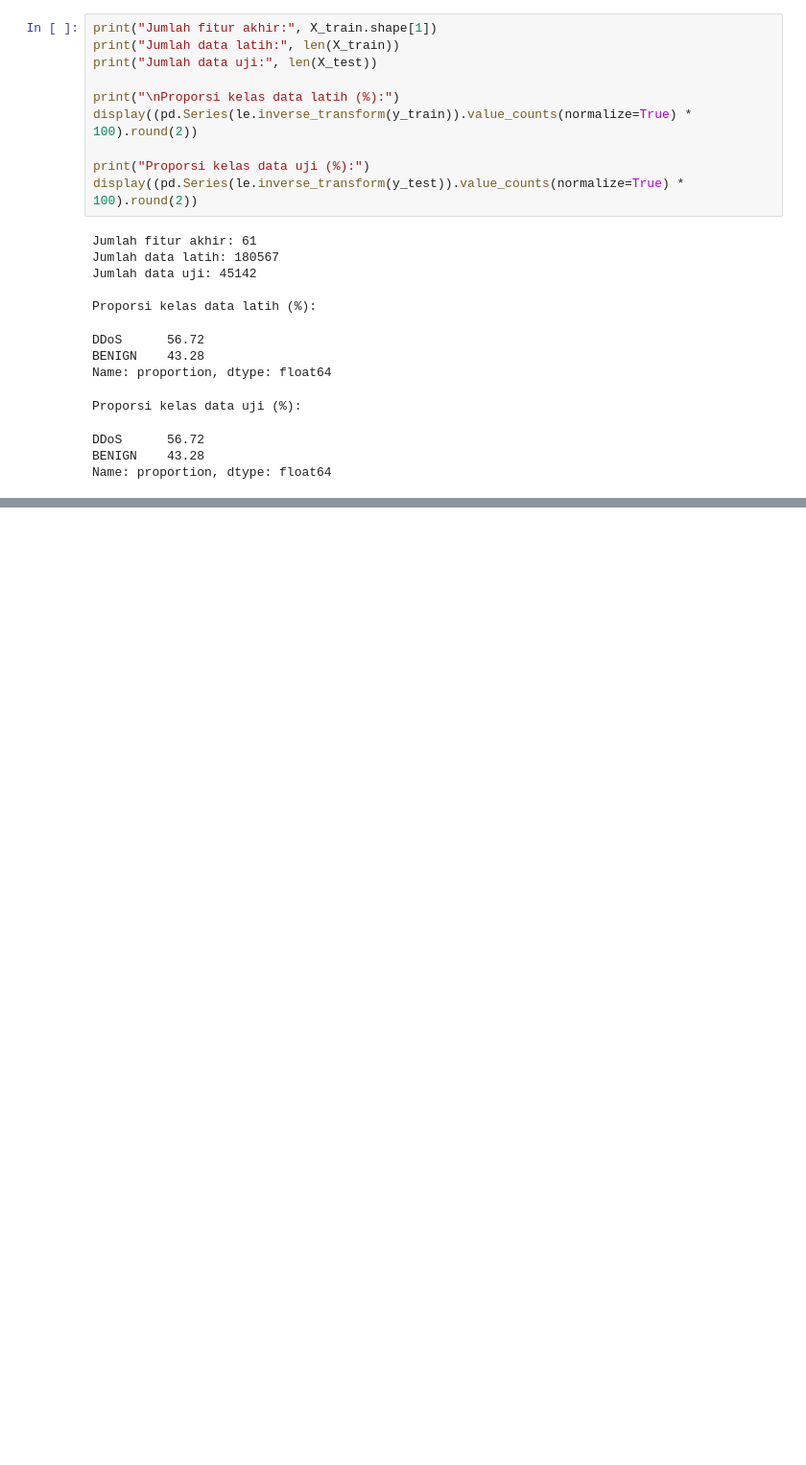
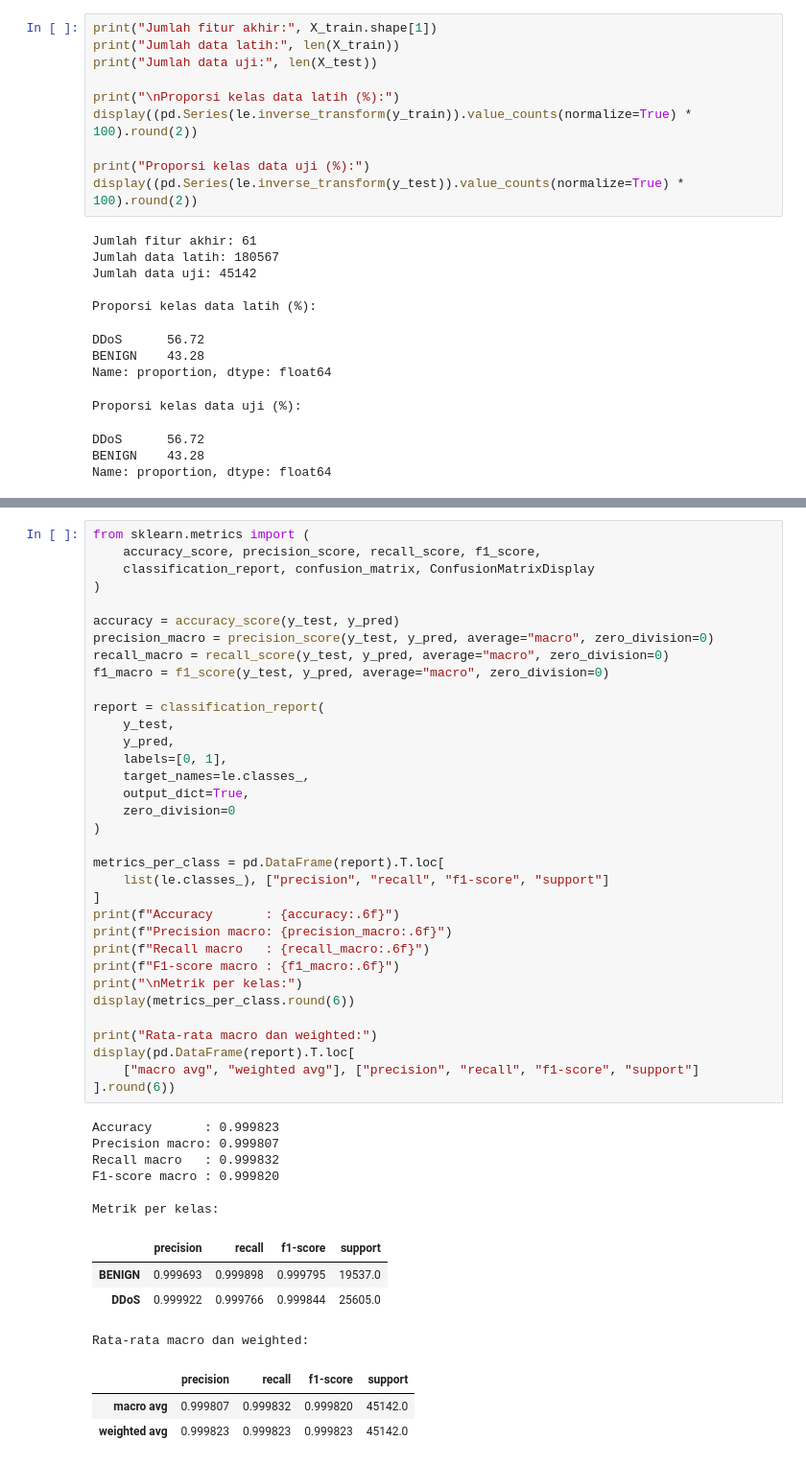
Before and after one commit to qolyubmir24/Data-Science-Practicum-Project_IF-H, a Jupyter notebook: Semoga Wowok Keselek Asap.ipynb, the cells around one changed output, grey strips where cells are left out. Shown at 96% size. Drawn from its saved outputs; the diff is of its cells as text; blank space fills up the shorter version.

```diff
--- a/Semoga Wowok Keselek Asap.ipynb
+++ b/Semoga Wowok Keselek Asap.ipynb
@@ -796,0 +912,48 @@ Name: proportion, dtype: float64
+# %%
+from sklearn.metrics import (
+    accuracy_score, precision_score, recall_score, f1_score,
+    classification_report, confusion_matrix, ConfusionMatrixDisplay
+)
+
+accuracy = accuracy_score(y_test, y_pred)
+precision_macro = precision_score(y_test, y_pred, average="macro", zero_division=0)
+recall_macro = recall_score(y_test, y_pred, average="macro", zero_division=0)
+f1_macro = f1_score(y_test, y_pred, average="macro", zero_division=0)
+
+report = classification_report(
+    y_test,
+    y_pred,
+    labels=[0, 1],
+    target_names=le.classes_,
+    output_dict=True,
+    zero_division=0
+)
+
+metrics_per_class = pd.DataFrame(report).T.loc[
+    list(le.classes_), ["precision", "recall", "f1-score", "support"]
+]
+print(f"Accuracy       : {accuracy:.6f}")
+print(f"Precision macro: {precision_macro:.6f}")
+print(f"Recall macro   : {recall_macro:.6f}")
+print(f"F1-score macro : {f1_macro:.6f}")
+print("\nMetrik per kelas:")
+display(metrics_per_class.round(6))
+
+print("Rata-rata macro dan weighted:")
+display(pd.DataFrame(report).T.loc[
+    ["macro avg", "weighted avg"], ["precision", "recall", "f1-score", "support"]
+].round(6))
+# %% [output]
+Accuracy       : 0.999823
+Precision macro: 0.999807
+Recall macro   : 0.999832
+F1-score macro : 0.999820
+
+Metrik per kelas:
+|  | precision | recall | f1-score | support |
+| BENIGN | 0.999693 | 0.999898 | 0.999795 | 19537.0 |
+| DDoS | 0.999922 | 0.999766 | 0.999844 | 25605.0 |
+Rata-rata macro dan weighted:
+|  | precision | recall | f1-score | support |
+| macro avg | 0.999807 | 0.999832 | 0.999820 | 45142.0 |
+| weighted avg | 0.999823 | 0.999823 | 0.999823 | 45142.0 |
```
Also changed, not shown: parts of 22 cells of this notebook.
